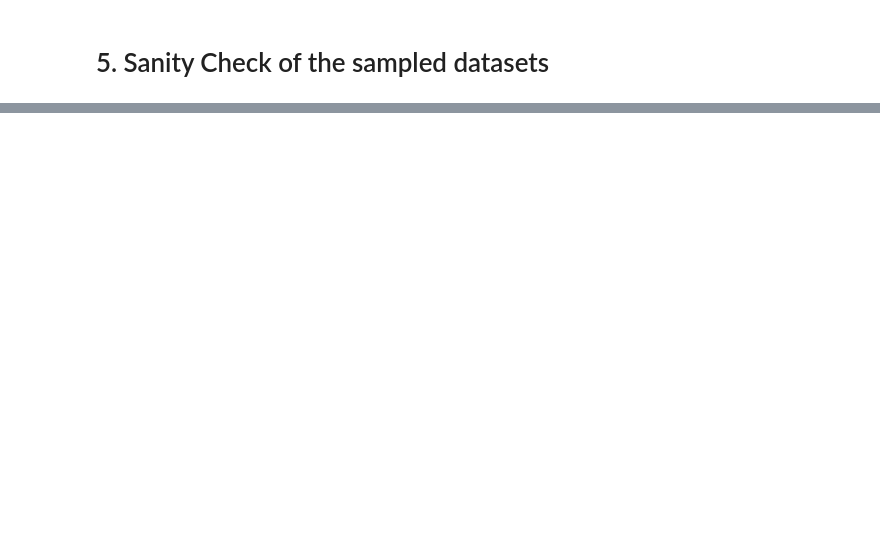
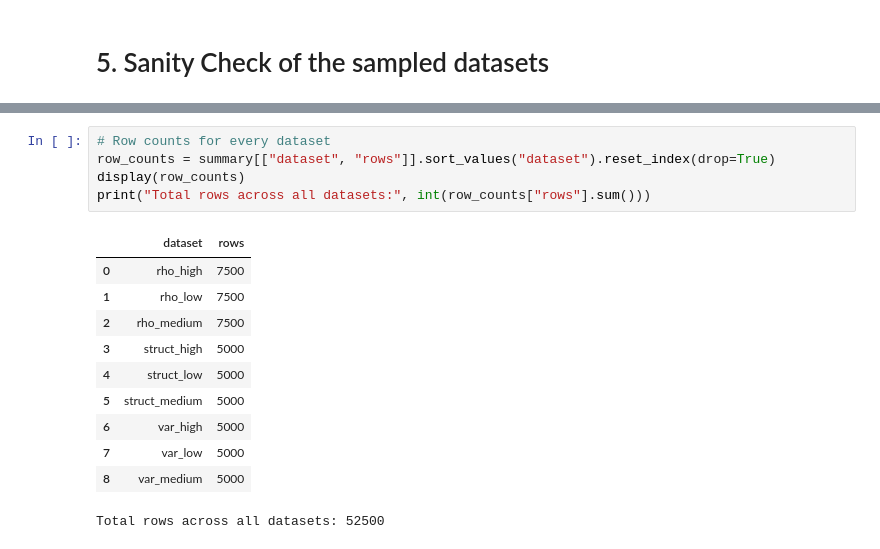
Before and after one commit to DataandAIReseach/LabelFusion, a Jupyter notebook: data_gen/data_gen.ipynb, the cells around one changed output, grey strips where cells are left out. Drawn from its saved outputs; the diff is of its cells as text; blank space fills up the shorter version.

```diff
--- a/data_gen/data_gen.ipynb
+++ b/data_gen/data_gen.ipynb
@@ -2778,0 +2833,17 @@ print("Trial is included in the label distribution, but it does not have a recon
+# %%
+# Row counts for every dataset
+row_counts = summary[["dataset", "rows"]].sort_values("dataset").reset_index(drop=True)
+display(row_counts)
+print("Total rows across all datasets:", int(row_counts["rows"].sum()))
+# %% [output]
+|  | dataset | rows |
+| 0 | rho_high | 7500 |
+| 1 | rho_low | 7500 |
+| 2 | rho_medium | 7500 |
+| 3 | struct_high | 5000 |
+| 4 | struct_low | 5000 |
+| 5 | struct_medium | 5000 |
+| 6 | var_high | 5000 |
+| 7 | var_low | 5000 |
+| 8 | var_medium | 5000 |
+Total rows across all datasets: 52500
```
Also changed, not shown: parts of 4 cells of this notebook.
